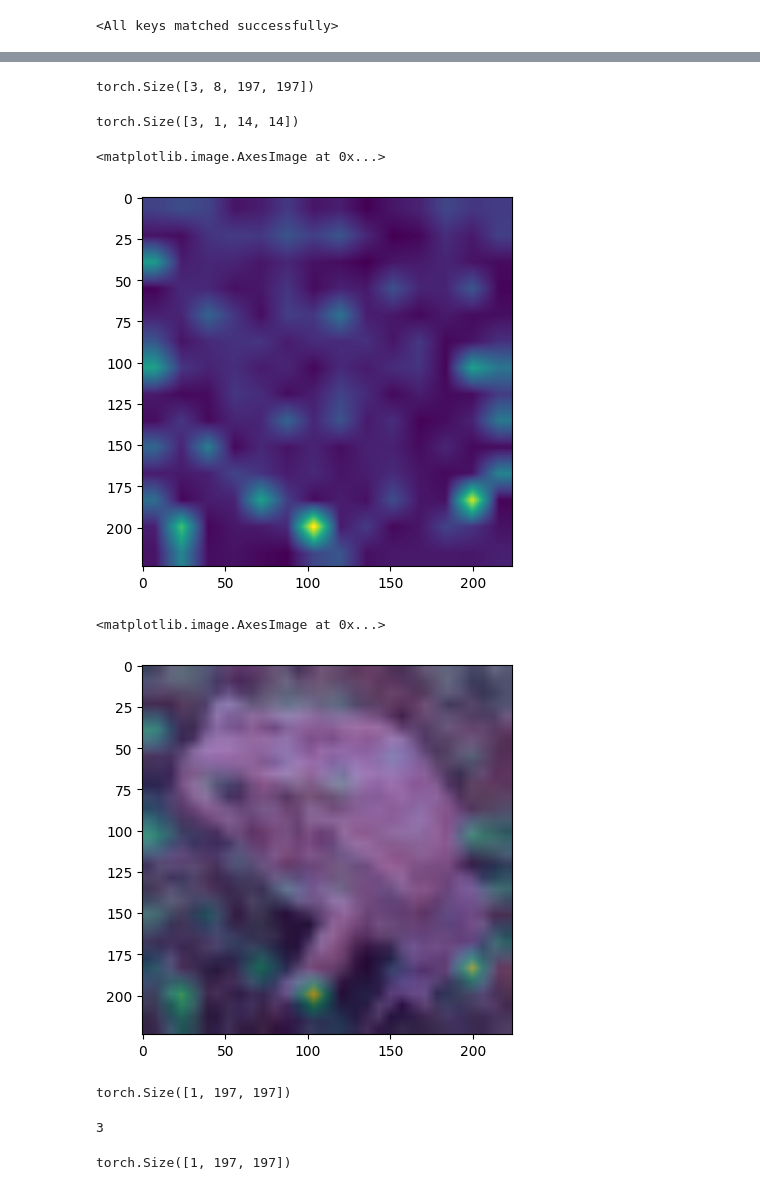
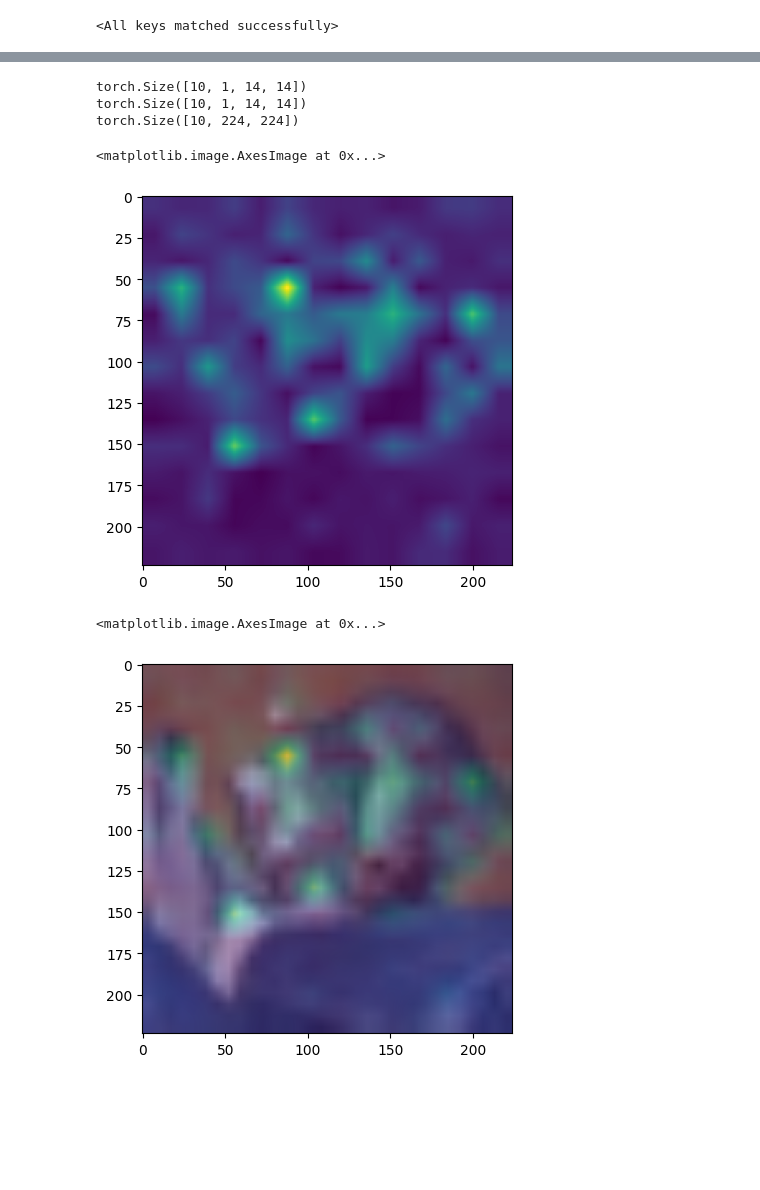
Before and after one commit to barracuda049/VityaQUA, a Jupyter notebook: cifar100-pytorch.ipynb, the cells around one changed output, grey strips where cells are left out. Saved outputs shown, nothing was run; the diff lists cells and outputs as text; code cells hidden in the pictures; blank space fills up the shorter version.

```diff
--- a/cifar100-pytorch.ipynb
+++ b/cifar100-pytorch.ipynb
@@ -289,7 +402,7 @@ class EncoderLayer(nn.Module):
 # %%
 class ViTEncoder(nn.Module):
 
-    def __init__(self, in_ch, d_model, num_heads, n_blocks, num_classes = 100, mul = 4,patch_size = 16, img_size = 224):
+    def __init__(self, in_ch, d_model, num_heads, n_blocks, num_classes = 100, mul = 4,patch_size = 16, img_size = 224, dropout = 0.1, device ='cpu'):
 
 
         super().__init__()
@@ -309,7 +422,7 @@ class ViTEncoder(nn.Module):
 
 
         self.blocks = nn.Sequential(
-            *[EncoderLayer(d_model, num_heads, mul) for _ in range(n_blocks)]
+            *[EncoderLayer(d_model, num_heads, mul, dropout) for _ in range(n_blocks)]
         )
 
         self.cl = nn.Linear(d_model, num_classes)
@@ -328,6 +441,22 @@ class ViTEncoder(nn.Module):
         x = self.cl(x)
 
         return x
+
+    # @torch.no_grad()
+    def forward_svd(self, x):
+        cls_token = self.cls.expand(x.shape[0], -1, -1)
+        x = self.lp_src(x)
+
+        x = torch.cat([cls_token, x], dim = 1) + self.pos
+
+        for block in self.blocks:
+
+            x = block.forward_svd(x)
+
+        x = self.to_cls_token(x[:,0])
+        x = self.cl(x)
+
+        return x
 # %%
 device = torch.device('cuda:2')
 # %%
@@ -355,2 +501,0 @@ labels = labels[num]
-# %%
-im = (image[0].detach().cpu() * std.view(3, 1, 1) + mean.view(3, 1, 1)).permute(1,2,0)
@@ -367,0 +638,2 @@ tensor(6)
+# %%
+vit.load_state_dict(torch.load('vit_cifar10_v5_SVDr100.pt'))
@@ -379,36 +660,23 @@ clf_att = att_maps[:,:, 0, 1: ]
-# %%
-att_maps.shape
-# %% [output]
-torch.Size([3, 8, 197, 197])
 # %%
 attention_maps = clf_att.mean(dim=1)
 attention_maps = attention_maps.view(-1, 14, 14)
-plt.imshow(attention_maps[1])
+plt.imshow(attention_maps[0])
 attention_maps = attention_maps.unsqueeze(1)
 print(attention_maps.shape)
+print(attention_maps.shape)
 attention_maps = F.interpolate(attention_maps, size=(224, 224), mode='bilinear', align_corners=False)
-attention_maps = attention_maps.squeeze(1).mean(0)
-plt.imshow(attention_maps)
+attention_maps = attention_maps.squeeze(1)#.mean(0)
+print(attention_maps.shape)
+plt.imshow(attention_maps[0])
 # %% [output]
-torch.Size([3, 1, 14, 14])
+torch.Size([10, 1, 14, 14])
+torch.Size([10, 1, 14, 14])
+torch.Size([10, 224, 224])
 <matplotlib.image.AxesImage at 0x...>
-[figure, old version]
+[figure, new version]
 # %%
 plt.imshow(im)
-plt.imshow(attention_maps, alpha=0.5)
+plt.imshow(attention_maps[0], alpha=0.5)
 # %% [output]
 <matplotlib.image.AxesImage at 0x...>
-[figure, old version]
+[figure, new version]
-# %%
-vit.blocks[0].sa.att_weights[:, 0].shape
-# %% [output]
-torch.Size([1, 197, 197])
-# %%
-len(vit.blocks)
-# %% [output]
-3
-# %%
-att_weights = vit.blocks[0].sa.att_weights.cpu().detach().mean(1)
-att_weights.shape
-# %% [output]
-torch.Size([1, 197, 197])
```
Also changed, not shown: parts of 28 cells of this notebook.
